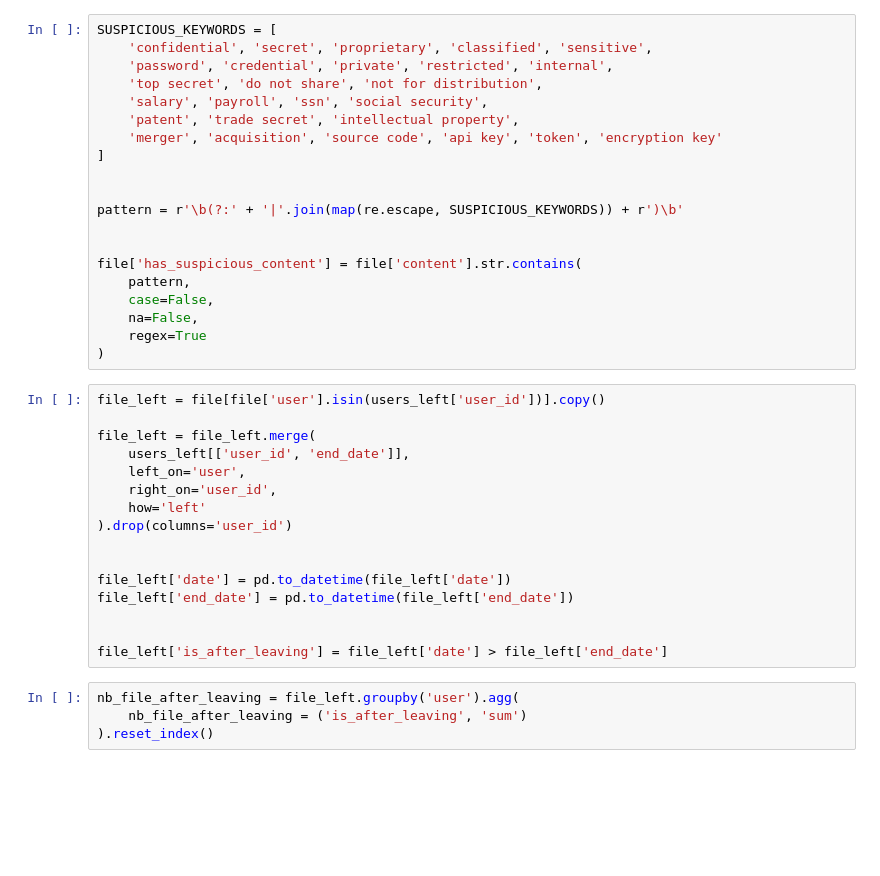
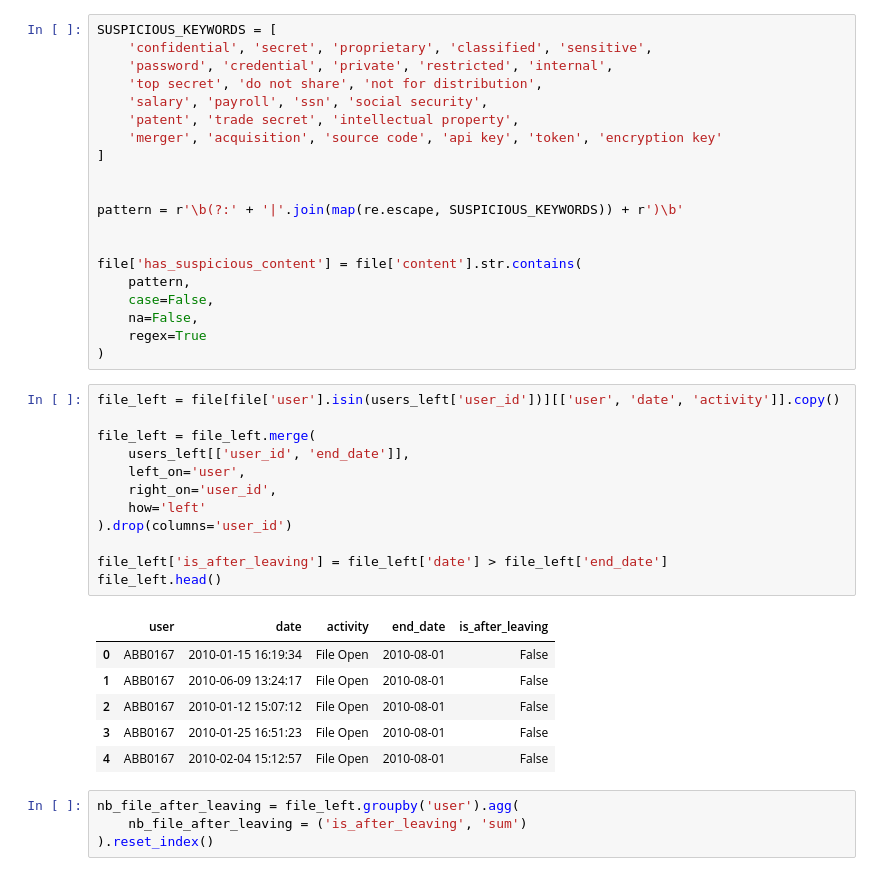
Before and after one commit to SamiKarboubi/CERT-Insider-Threat-Detection, a Jupyter notebook: features_extraction.ipynb, the cells around one changed output. Cells and saved outputs as stored; diff of their text form; blank space fills up the shorter version.

```diff
--- a/features_extraction.ipynb
+++ b/features_extraction.ipynb
@@ -537,21 +533,24 @@ file['has_suspicious_content'] = file['content'].str.contains(
     regex=True
 )
 # %%
-file_left = file[file['user'].isin(users_left['user_id'])].copy()
+file_left = file[file['user'].isin(users_left['user_id'])][['user', 'date', 'activity']].copy()
 
 file_left = file_left.merge(
     users_left[['user_id', 'end_date']],
     left_on='user',
     right_on='user_id',
     how='left'
 ).drop(columns='user_id')
 
-
-file_left['date'] = pd.to_datetime(file_left['date'])
-file_left['end_date'] = pd.to_datetime(file_left['end_date'])
-
-
 file_left['is_after_leaving'] = file_left['date'] > file_left['end_date']
+file_left.head()
+# %% [output]
+|  | user | date | activity | end_date | is_after_leaving |
+| 0 | ABB0167 | 2010-01-15 16:19:34 | File Open | 2010-08-01 | False |
+| 1 | ABB0167 | 2010-06-09 13:24:17 | File Open | 2010-08-01 | False |
+| 2 | ABB0167 | 2010-01-12 15:07:12 | File Open | 2010-08-01 | False |
+| 3 | ABB0167 | 2010-01-25 16:51:23 | File Open | 2010-08-01 | False |
+| 4 | ABB0167 | 2010-02-04 15:12:57 | File Open | 2010-08-01 | False |
 # %%
 nb_file_after_leaving = file_left.groupby('user').agg(
     nb_file_after_leaving = ('is_after_leaving', 'sum')
```
Also changed, not shown: parts of 10 cells of this notebook.
